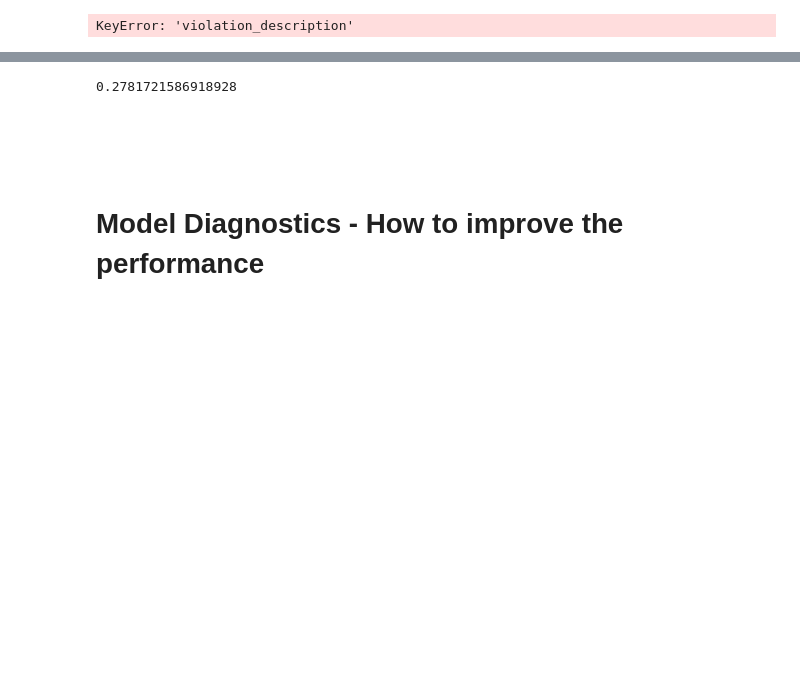
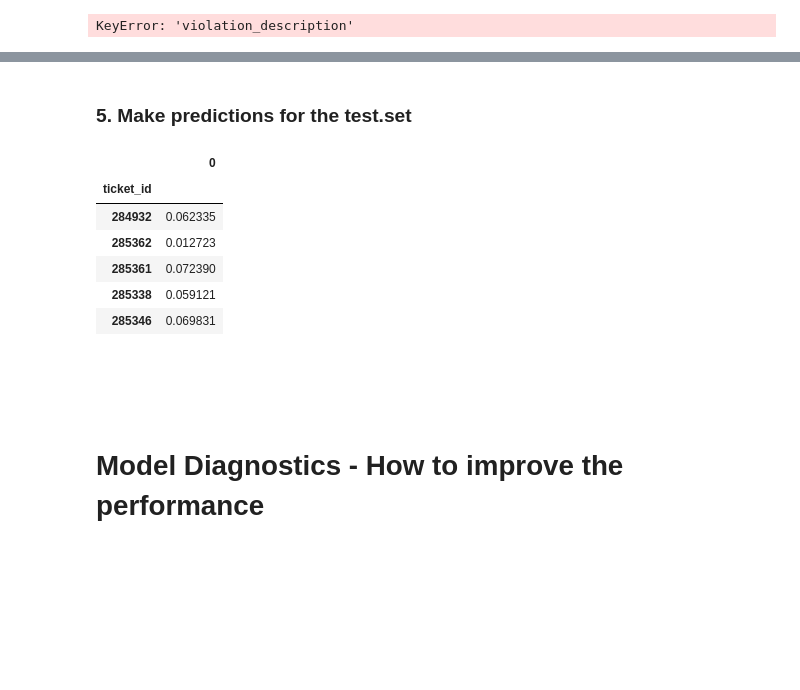
Before and after one commit to Jay-0520/Data_Science, a Jupyter notebook: predicting_property_maintenance_fines/introduction_and_data_exploration.ipynb, the cells around one changed output, grey strips where cells are left out. Saved outputs shown, nothing was run; the diff lists cells and outputs as text; code cells hidden in the pictures; blank space fills up the shorter version.

```diff
--- a/predicting_property_maintenance_fines/predicting_property_maintenance_fines.ipynb
+++ b/predicting_property_maintenance_fines/introduction_and_data_exploration.ipynb
@@ -1353,8 +1368,9 @@ np.sum(y_pred)
 # %%
 # 0.8000819277656926
+#reg_RF = RandomForestRegressor(n_estimators=80,min_samples_split=6, max_features='sqrt',max_depth=8)
 
-reg_RF = RandomForestRegressor(n_estimators=87,min_samples_split=10, max_features='auto',
-                              max_depth=7)
+# 0.8041931516203397
+reg_RF = RandomForestRegressor(n_estimators=160,min_samples_split=4, max_features='sqrt',max_depth=8)
 
-#cross_val_score(reg_RF, X_train, y_train)
+
 reg_RF.fit(X_train, y_train)
@@ -1373,7 +1404,23 @@ print reg_RF.score(X_test,y_test),reg_RF.score(X_train,y_train)
-# %%
-reg_RF.score(X_test, y_test)
-# %% [output]
-0.2781721586918928
+# %% [markdown]
+### 5. Make predictions for the test.set
+# %%
+testdata_full = pd.read_csv('test.csv',encoding = "ISO-8859-1")
+# %%
+testdata = testdata.fillna(value=0)
+test_pred = reg_RF.predict(testdata)
+# %%
+#df_output
+df_output = pd.DataFrame(test_pred, index=testdata_full['ticket_id'])
+# %%
+df_output.head()
+# %% [output]
+|  | 0 |
+| ticket_id |  |
+| 284932 | 0.062335 |
+| 285362 | 0.012723 |
+| 285361 | 0.072390 |
+| 285338 | 0.059121 |
+| 285346 | 0.069831 |
 # %% [markdown]
  <br>
  <br>
```
Also changed, not shown: parts of 26 cells of this notebook.
